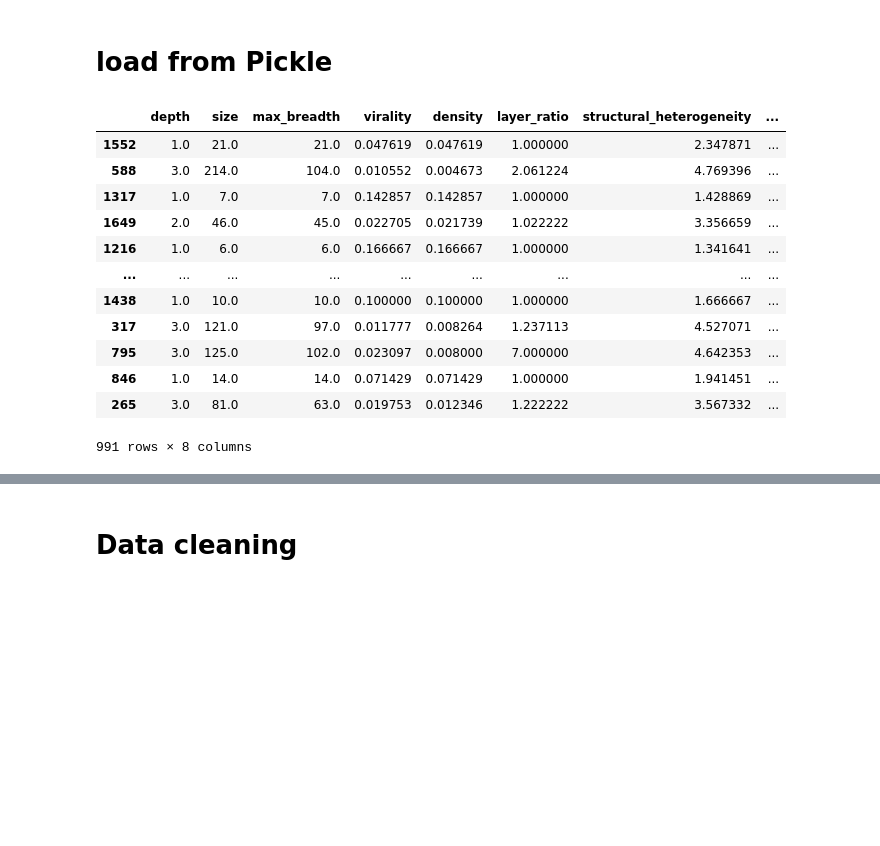
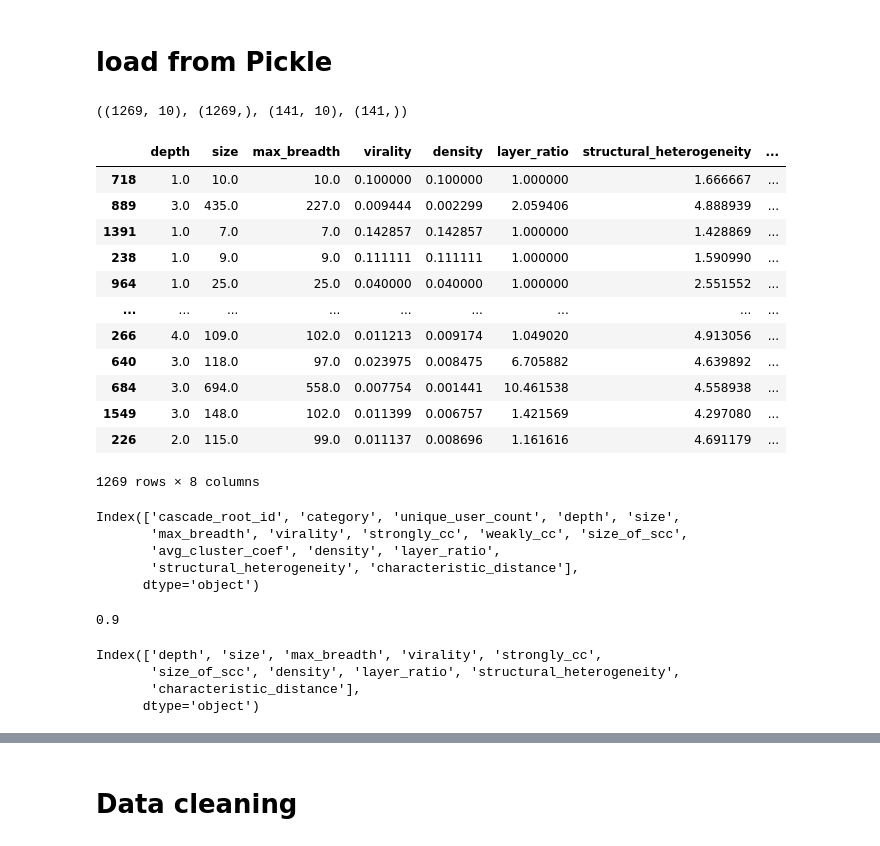
Before and after one commit to istiyaksiddiquee/thesis-work, a Jupyter notebook: RQ2/rq2.ipynb, the cells around one changed output, grey strips where cells are left out. Saved outputs shown, nothing was run; the diff lists cells and outputs as text; code cells hidden in the pictures; blank space fills up the shorter version.

Commit message:
dataframe column dropped

```diff
--- a/RQ2/rq2.ipynb
+++ b/RQ2/rq2.ipynb
@@ -228,7 +239,7 @@ ax.legend(bbox_to_anchor=(1.05, 1), loc=2, borderaxespad=0.0)
 import os
 import pickle
 
-prefix = '../datasets-for-exp/RQ3Final3/RQ3Final3_'
+prefix = '../datasets-for-exp/RQ2Final2/RQ2Final2_'
 
 with open(prefix + 'x_train_val.pickle', "rb") as file:
     X_train_val = pickle.load(file)
@@ -244,9 +255,10 @@ with open(prefix + 'y_test.pickle',  "rb") as file:
 
 
 # drop them only for fibvid
-X_train_val.drop(['strongly_cc', 'size_of_scc', 'weakly_cc', 'avg_cluster_coef'], axis=1, inplace=True)
-X_test.drop(['strongly_cc', 'size_of_scc', 'weakly_cc', 'avg_cluster_coef'], axis=1, inplace=True)
-X_train_val = X_train_val.iloc[:, 3:len(list(X_train_val))]
+# X_train_val.drop(['strongly_cc', 'size_of_scc', 'weakly_cc', 'avg_cluster_coef'], axis=1, inplace=True)
+# X_test.drop(['strongly_cc', 'size_of_scc', 'weakly_cc', 'avg_cluster_coef'], axis=1, inplace=True)
+# X_train_val = X_train_val.iloc[:, 1:len(list(X_train_val))]
+# X_test = X_test.iloc[:, 1:len(list(X_test))]
 
 
 # for vosoughi run this
@@ -255,18 +267,30 @@ X_train_val = X_train_val.iloc[:, 3:len(list(X_train_val))]
 
 
 X_train_val.shape, y_train_val.shape, X_test.shape, y_test.shape
-X_train_val
+# X_train_val[X_train_val['characteristic_distance'] == 0].shape[0] + X_test[X_test['characteristic_distance'] == 0].shape[0]
 # %% [output]
-|  | depth | size | max_breadth | virality | density | layer_ratio | structural_heterogeneity | ... |
-| 1552 | 1.0 | 21.0 | 21.0 | 0.047619 | 0.047619 | 1.000000 | 2.347871 | ... |
-| 588 | 3.0 | 214.0 | 104.0 | 0.010552 | 0.004673 | 2.061224 | 4.769396 | ... |
-| 1317 | 1.0 | 7.0 | 7.0 | 0.142857 | 0.142857 | 1.000000 | 1.428869 | ... |
-| 1649 | 2.0 | 46.0 | 45.0 | 0.022705 | 0.021739 | 1.022222 | 3.356659 | ... |
-| 1216 | 1.0 | 6.0 | 6.0 | 0.166667 | 0.166667 | 1.000000 | 1.341641 | ... |
-| ... | ... | ... | ... | ... | ... | ... | ... | ... |
-| 1438 | 1.0 | 10.0 | 10.0 | 0.100000 | 0.100000 | 1.000000 | 1.666667 | ... |
-| 317 | 3.0 | 121.0 | 97.0 | 0.011777 | 0.008264 | 1.237113 | 4.527071 | ... |
-| 795 | 3.0 | 125.0 | 102.0 | 0.023097 | 0.008000 | 7.000000 | 4.642353 | ... |
-| 846 | 1.0 | 14.0 | 14.0 | 0.071429 | 0.071429 | 1.000000 | 1.941451 | ... |
-| 265 | 3.0 | 81.0 | 63.0 | 0.019753 | 0.012346 | 1.222222 | 3.567332 | ... |
-991 rows × 8 columns
+((1269, 10), (1269,), (141, 10), (141,))
+# %%
+X_train_val.iloc[:, 2:len(list(X_train_val))]
+# %% [output]
+|  | depth | size | max_breadth | virality | density | layer_ratio | structural_heterogeneity | ... |
+| 718 | 1.0 | 10.0 | 10.0 | 0.100000 | 0.100000 | 1.000000 | 1.666667 | ... |
+| 889 | 3.0 | 435.0 | 227.0 | 0.009444 | 0.002299 | 2.059406 | 4.888939 | ... |
+| 1391 | 1.0 | 7.0 | 7.0 | 0.142857 | 0.142857 | 1.000000 | 1.428869 | ... |
+| 238 | 1.0 | 9.0 | 9.0 | 0.111111 | 0.111111 | 1.000000 | 1.590990 | ... |
+| 964 | 1.0 | 25.0 | 25.0 | 0.040000 | 0.040000 | 1.000000 | 2.551552 | ... |
+| ... | ... | ... | ... | ... | ... | ... | ... | ... |
+| 266 | 4.0 | 109.0 | 102.0 | 0.011213 | 0.009174 | 1.049020 | 4.913056 | ... |
+| 640 | 3.0 | 118.0 | 97.0 | 0.023975 | 0.008475 | 6.705882 | 4.639892 | ... |
+| 684 | 3.0 | 694.0 | 558.0 | 0.007754 | 0.001441 | 10.461538 | 4.558938 | ... |
+| 1549 | 3.0 | 148.0 | 102.0 | 0.011399 | 0.006757 | 1.421569 | 4.297080 | ... |
+| 226 | 2.0 | 115.0 | 99.0 | 0.011137 | 0.008696 | 1.161616 | 4.691179 | ... |
+1269 rows × 8 columns
+# %%
+X_train_val.columns
+# %% [output]
+Index(['cascade_root_id', 'category', 'unique_user_count', 'depth', 'size',
+       'max_breadth', 'virality', 'strongly_cc', 'weakly_cc', 'size_of_scc',
+       'avg_cluster_coef', 'density', 'layer_ratio',
+       'structural_heterogeneity', 'characteristic_distance'],
+      dtype='object')
@@ -273,3 +309,17 @@ X_train_val
+# %%
+# vosoughi ratio
+(0.8382360679892649, 0.16179024364574016) 4.19:0.81,
+# fibvid ratio
+(0.7829787234042553, 0.2170212765957447) 3.132:0.868
+# %% [output]
+0.9
+# %%
+X_train_val.columns
+# %% [output]
+Index(['depth', 'size', 'max_breadth', 'virality', 'strongly_cc',
+       'size_of_scc', 'density', 'layer_ratio', 'structural_heterogeneity',
+       'characteristic_distance'],
+      dtype='object')
 # %%
 
 import numpy as np
```
Also changed, not shown: parts of 9 cells of this notebook, 15 other files.
